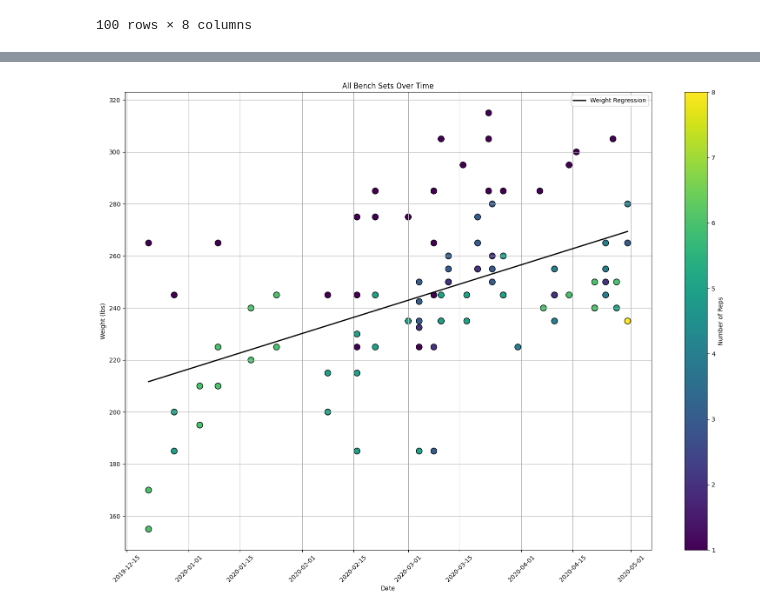
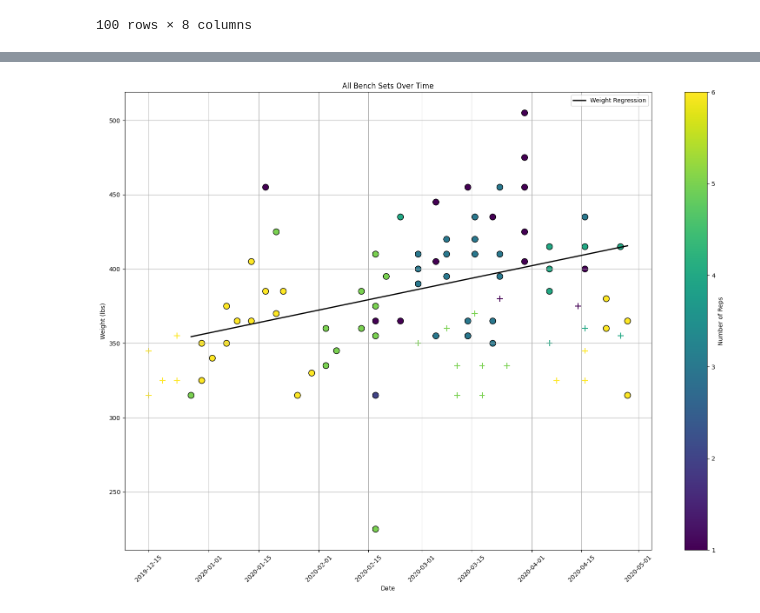
Before and after one commit to GrantMelvin/trainingpredict, a Jupyter notebook: backend/model/model.ipynb, the cells around one changed output, grey strips where cells are left out. Drawn from its saved outputs; the diff is of its cells as text; code cells hidden in the pictures.

```diff
--- a/backend/model/model.ipynb
+++ b/backend/model/model.ipynb
@@ -32,11 +32,11 @@ import matplotlib.pyplot as plt
 import datetime
 import re
 # %%
-with open('./Fayetville.txt', encoding="utf8") as f:
+with open('./data/Fayetville.txt', encoding="utf8") as f:
     data = f.read().lower()
 # print(data)
 # %%
-def replace_dashes(text):
+def preprocess(text):
     pattern = r'\(-(\d+)%\)'
     # First, make initial replacements for specific words with hyphens
     text = text.replace('t-spine', 't spine')
@@ -81,3 +78,6 @@ formatted_data = replace_dashes(data)
+# %%
+processed_data = preprocess(data)
+# print(processed_data)
 # %%
 def validate(date_text):
     try:
@@ -173,7 +173,7 @@ print(parse_exercise_data([['585x1@9']]))
 ([245.0, 225.0], [1, 2], [6, 6], [None, None])
 ([585.0], [1], [1], [9.0])
 # %%
-lines = formatted_data.strip().split('\n')
+lines = processed_data.strip().split('\n')
 workout_log = {}
 current_date = None
 
@@ -246,12 +246,17 @@ from matplotlib.dates import date2num
 # Assuming df is your DataFrame and it has been populated as per previous examples
 
 # Filter the DataFrame for 'bench' related exercises, assuming all variations contain "comp bench"
-bench_df = df[df['Exercise'].str.contains('comp bench', case=False, na=False)]
+bench_df = df[df['Exercise'].str.contains('comp squat', case=False, na=False)]
+incline_df = df[df['Exercise'].str.contains('high bar', case=False, na=False)]
 
 # Prepare lists to store plot data
 dates = []
 weights = []
 reps = []
+
+dates2 = []
+weights2 = []
+reps2 = []
 
 # Iterate over the filtered DataFrame
 for index, row in bench_df.iterrows():
@@ -261,31 +266,43 @@ for index, row in bench_df.iterrows():
             dates.append(row['Date'])
             weights.append(weight)
             reps.append(rep)
 
+# Iterate over the filtered DataFrame
+for index, row in incline_df.iterrows():
+    # Check each weight and corresponding rep count
+    for weight, rep in zip(row['Weights'], row['Reps']):
+        dates2.append(row['Date'])
+        weights2.append(weight)
+        reps2.append(rep)
+
 # Convert dates for plotting
 dates = pd.to_datetime(dates)
+# print('before', inclineDates)
+dates2 = pd.to_datetime(dates2)
+# print('after', inclineDates)
 date_nums = date2num(dates)  # Convert dates to ordinal numbers for regression
 
 # Use a colormap to vary colors based on the number of reps
 cmap = plt.get_cmap('viridis')
 norm = plt.Normalize(min(reps), max(reps))
 
 # Compute linear regression
 slope, intercept = np.polyfit(date_nums, weights, 1)
 regression_line = slope * date_nums + intercept
 
 # Plotting
 plt.figure(figsize=(16, 12))
 scatter = plt.scatter(dates, weights, c=reps, cmap=cmap, norm=norm, s=100, edgecolor='k')
 plt.plot(dates, regression_line, color='black', linewidth=2, label='Weight Regression')  # Add regression line
+plt.scatter(dates2, weights2, c=reps2, cmap=cmap, norm=norm, s=100, edgecolor='k', marker='+')
 plt.title('All Bench Sets Over Time')
 plt.xlabel('Date')
 plt.ylabel('Weight (lbs)')
 plt.colorbar(scatter, label='Number of Reps')
 plt.grid(True)
 plt.xticks(rotation=45)  # Rotate date labels for better readability
 plt.legend()
 plt.tight_layout()  # Adjust layout to make room for label rotation
 plt.show()
 # %% [output]
-[figure, old version]
+[figure, new version]
```
Also changed, not shown: parts of 2 cells of this notebook, 2 other files.
